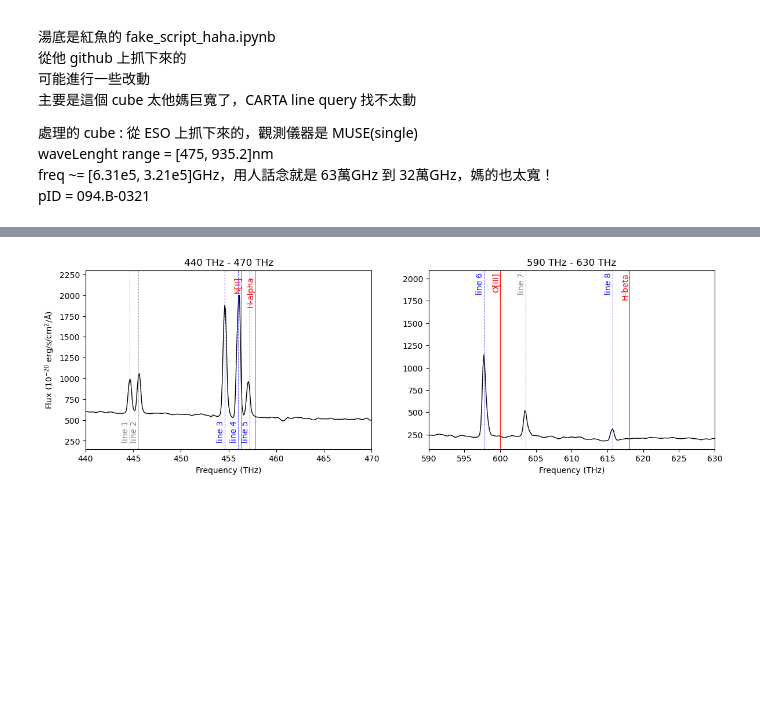
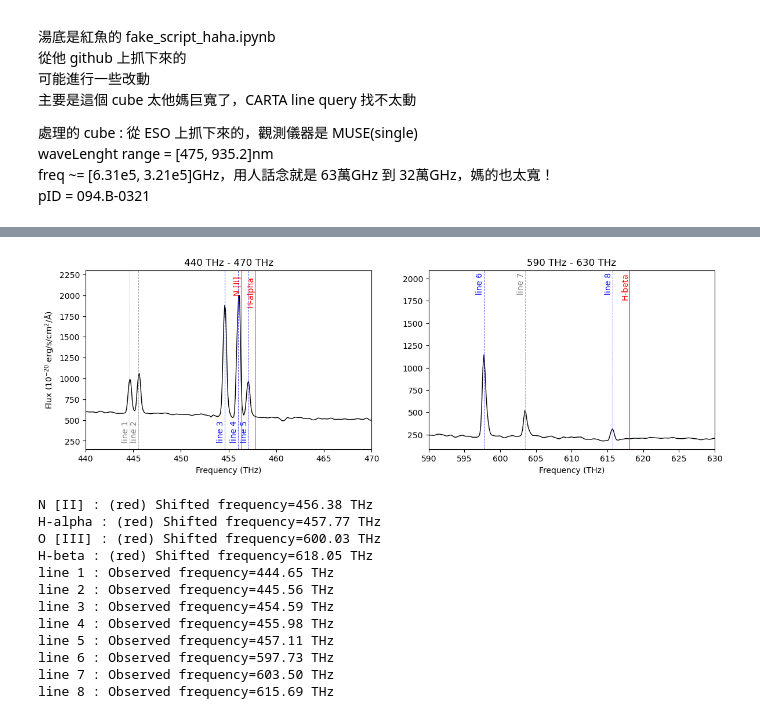
Before and after one commit to aqingo3o/Hello-Circinus, a Jupyter notebook: visable-lines/py_spectralLine.ipynb, the cells around one changed output, grey strips where cells are left out. Drawn from its saved outputs; the diff is of its cells as text; code cells hidden in the pictures; blank space fills up the shorter version.

```diff
--- a/visable-lines/py_spectralLine.ipynb
+++ b/visable-lines/py_spectralLine.ipynb
@@ -37,9 +37,11 @@ z = 0.001448 # redshift
 c = 3e8 # light velocity [m/s]
 
 # (shiftedFreq [Hz], line_name, color)
-bpt_lines = [(c*(1+z)/6563e-10, 'H-alpha', 'orange'),
-             (c*(1+z)/4861e-10, 'H-beta', 'b'),
-             (c*(1+z)/5007e-10, 'O[III]', 'c'),
-             (c*(1+z)/6583e-10, 'N[II]', 'r')]
+bpt_lines = [(c*(1+z)/6583e-10, 'N [II]', 'r'),
+             (c*(1+z)/6563e-10, 'H-alpha', (1, 0.5, 0)),
+            #(c*(1+z)/6548e-10, 'N[II]_w', (1, 0.9, 0)
+             (c*(1+z)/5007e-10, 'O [III]', 'c'),
+             (c*(1+z)/4861e-10, 'H-beta', 'b')
+             ]
 print(bpt_lines)
 # %% [output]
@@ -58,7 +60,7 @@ plt.ylabel(r"Flux ($10^{-20}$ erg/s/cm$^2$/Å)") # 我的 cube 是一個屁股
 plt.title("data cube from MUSE")
 
 for f, name, color in bpt_lines :
-    plt.axvline(f/1e12, color=color, linestyle="-", lw=0.7)
+    plt.axvline(f/1e12, color=color, linestyle="-", lw=0.7, label=f'{name}, f={f/1e12:.2f} THz')
     if name=='H-alpha':
         plt.text(f/1e12, ymax*0.9, name, rotation=90, color=color, fontsize=10, ha='left', va='top')
     else:
@@ -81,7 +83,7 @@ ax[0].set_xlabel("Frequency (THz)")
 ax[0].set_ylabel(r"Flux ($10^{-20}$ erg/s/cm$^2$/Å)") # $ 啟用 latex
 ax[0].set_title("440 THz - 470 THz")
 for f, name, color in bpt_lines :
-    if name=='H-alpha' or name=='N[II]' :
+    if name=='H-alpha' or name=='N [II]' or name=='N[II]_w' :
         ax[0].axvline(f/1e12, color='r', linestyle="-", lw=0.7, label=f'{name} shiftedFreq={f/1e12:.2f} THz')
         # :.2f 代表顯示兩位浮點數
         ax[0].text(f/1e12, ymax*0.97, name, rotation=90, color='r', fontsize=10, ha='right', va='top')
@@ -109,9 +111,9 @@ suspect_lines = [(444.646894, 'line 1', 'gray', 0),
              (445.555808, 'line 2', 'gray', 0),
              (454.594861, 'line 3', 'blue', 0),
              (455.978112, 'line 4', 'blue', 0),
-             (457.201087, 'line 5', 'blue', 0),
+             (457.105380, 'line 5', 'blue', 0),
              (597.729375, 'line 6', 'blue', 1),
-             (603.597877, 'line 7', 'gray', 1),
+             (603.497877, 'line 7', 'gray', 1),
              (615.6900000, 'line 8', 'blue', 1)] # 咩
 # %%
 # 標個藍線
@@ -125,34 +127,52 @@ ax[0].set_ylim(150, ymax)
 ax[0].set_xlabel("Frequency (THz)")
 ax[0].set_ylabel(r"Flux ($10^{-20}$ erg/s/cm$^2$/Å)") # $ 啟用 latex
 ax[0].set_title("440 THz - 470 THz")
 for f, name, color in bpt_lines :
-    if name=='H-alpha' or name=='N[II]' :
+    if name=='H-alpha' or name=='N [II]' or name=='N[II]_w' :
         ax[0].axvline(f/1e12, color='r', linestyle="-", lw=0.7, label=f'{name} shiftedFreq={f/1e12:.2f} THz')
         # :.2f 代表顯示兩位浮點數
         ax[0].text(f/1e12, ymax*0.97, name, rotation=90, color='r', fontsize=10, ha='right', va='top')
 for f, name, color, fig_index in suspect_lines :
     if fig_index==0 :
-        ax[0].axvline(f, color=color, linestyle="--", lw=0.7, alpha=0.7, label=f'{name} shiftedFreq={f:.2f} THz')
+        ax[0].axvline(f, color=color, linestyle="--", lw=0.7, alpha=0.7, label=f'{name} obsFreq={f:.2f} THz')
         ax[0].text(f, ymax*0.1, name, rotation=90, color=color, fontsize=10, ha='right', va='bottom')
 #ax[0].legend(loc='lower left')
 
 # H-beta && O[III]
 ax[1].plot(freq/1e3, flux, c='k', lw=1)
 ax[1].set_xlim(590, 630) #[THz]
 ymax = 2300
 ax[0].set_ylim(150, ymax)
 ax[1].set_xlabel("Frequency (THz)")
 ax[1].set_ylabel('')
 ax[1].set_title("590 THz - 630 THz")
 for f, name, color in bpt_lines :
     if name=='H-beta' or name=='O[III]' :
         ax[1].axvline(f/1e12, color='r', linestyle="-", lw=0.7, label=f'{name} shiftedFreq={f/1e12:.2f} THz')
         ax[1].text(f/1e12, ymax*0.9, name, rotation=90, color='r', fontsize=10, ha='right', va='top')
 for f, name, color, fig_index in suspect_lines :
     if fig_index==1 :
-        ax[1].axvline(f, color=color, linestyle="--", lw=0.7, alpha=0.7, label=f'{name} shiftedFreq={f:.2f} THz')
+        ax[1].axvline(f, color=color, linestyle="--", lw=0.7, alpha=0.7, label=f'{name} obsFreq={f:.2f} THz')
         ax[1].text(f, ymax*0.9, name, rotation=90, color=color, fontsize=10, ha='right', va='top')
 #ax[1].legend(loc='right')
 plt.show()
+
+# print info
+for f, name, _ in bpt_lines :
+    print(f'{name} : (red) Shifted frequency={f/1e12:.2f} THz')
+for f, name, _, _ in suspect_lines :
+   print(f'{name} : Observed frequency={f:.2f} THz')
 # %% [output]
-[figure, old version]
+[figure, new version]
+N [II] : (red) Shifted frequency=456.38 THz
+H-alpha : (red) Shifted frequency=457.77 THz
+O [III] : (red) Shifted frequency=600.03 THz
+H-beta : (red) Shifted frequency=618.05 THz
+line 1 : Observed frequency=444.65 THz
+line 2 : Observed frequency=445.56 THz
+line 3 : Observed frequency=454.59 THz
+line 4 : Observed frequency=455.98 THz
+line 5 : Observed frequency=457.11 THz
+line 6 : Observed frequency=597.73 THz
+line 7 : Observed frequency=603.50 THz
+line 8 : Observed frequency=615.69 THz
```
Also changed, not shown: parts of 3 cells of this notebook.
